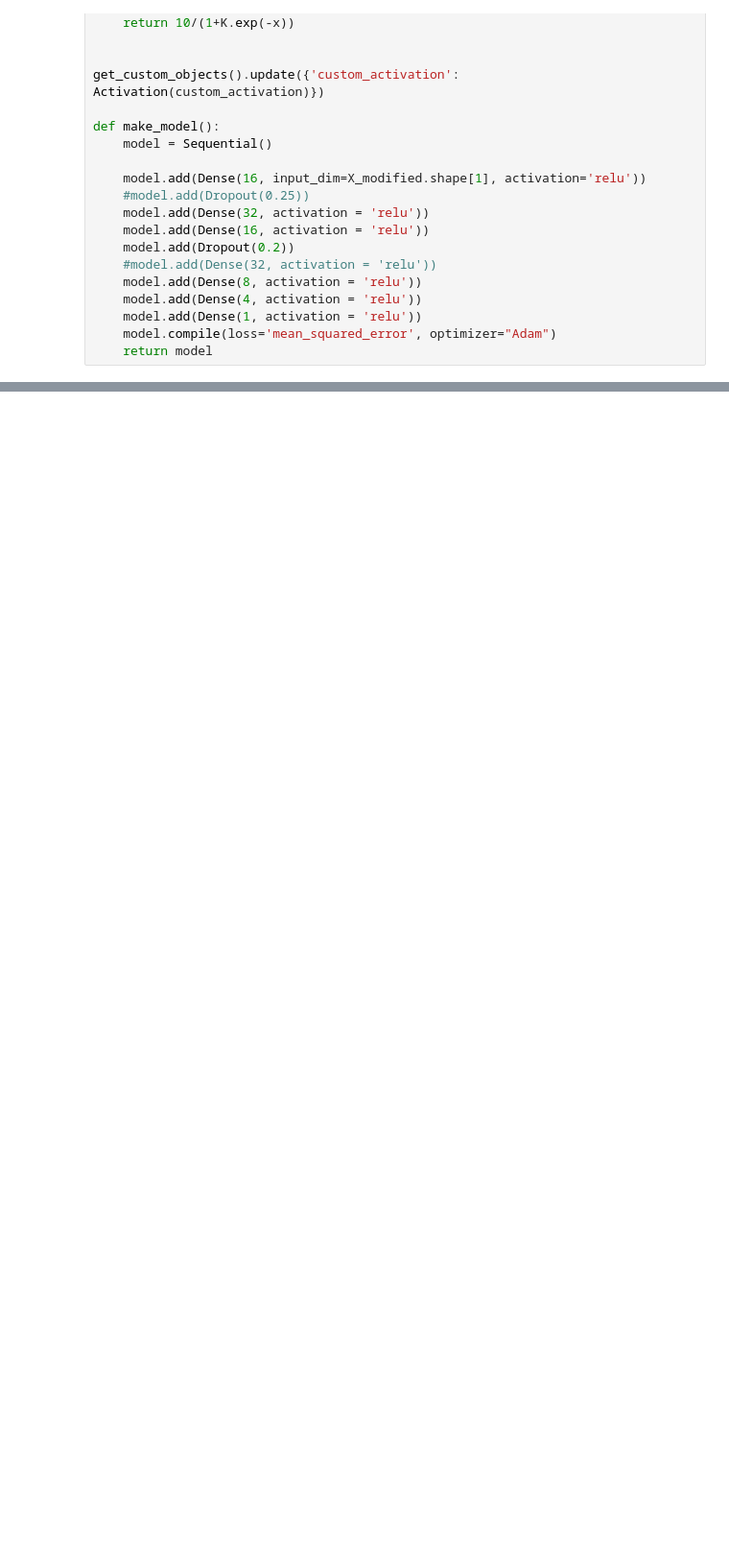
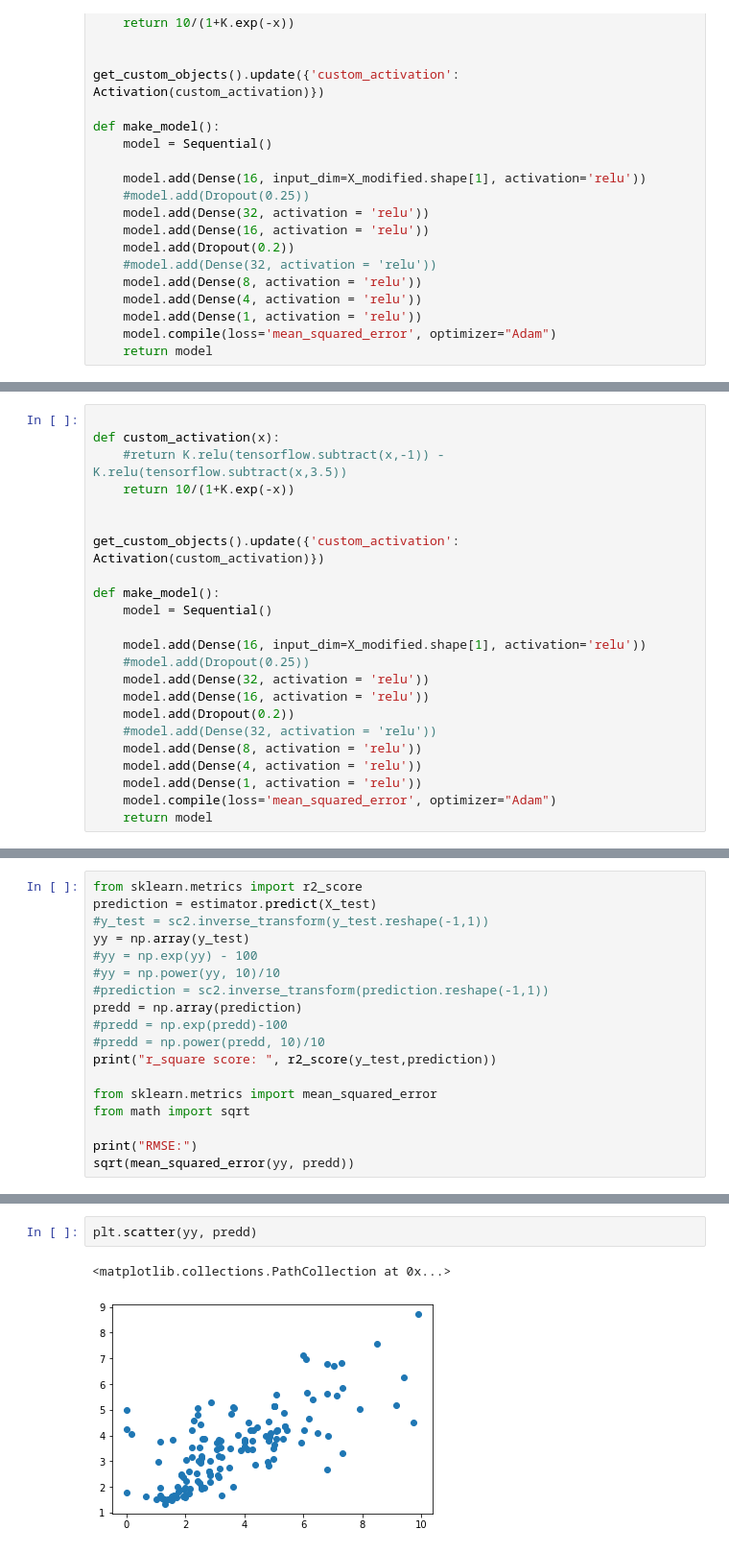
Before and after one commit to harel-coffee/pouw-auto, a Jupyter notebook: XMIXED.ipynb, the cells around one changed output, grey strips where cells are left out. Shown at 96% size. Cells and saved outputs as stored; diff of their text form; blank space fills up the shorter version.

```diff
--- a/XMIXED.ipynb
+++ b/XMIXED.ipynb
@@ -423,0 +484,23 @@ plt.xlim([10, 20])
+# %%
+
+def custom_activation(x):
+    #return K.relu(tensorflow.subtract(x,-1)) - K.relu(tensorflow.subtract(x,3.5))
+    return 10/(1+K.exp(-x))
+
+
+get_custom_objects().update({'custom_activation': Activation(custom_activation)})
+
+def make_model():
+    model = Sequential()
+
+    model.add(Dense(16, input_dim=X_modified.shape[1], activation='relu'))
+    #model.add(Dropout(0.25))
+    model.add(Dense(32, activation = 'relu'))
+    model.add(Dense(16, activation = 'relu'))
+    model.add(Dropout(0.2))
+    #model.add(Dense(32, activation = 'relu'))
+    model.add(Dense(8, activation = 'relu'))
+    model.add(Dense(4, activation = 'relu'))
+    model.add(Dense(1, activation = 'relu'))
+    model.compile(loss='mean_squared_error', optimizer="Adam")
+    return model
@@ -423,0 +555,18 @@ plt.xlim([10, 20])
+# %%
+from sklearn.metrics import r2_score
+prediction = estimator.predict(X_test)
+#y_test = sc2.inverse_transform(y_test.reshape(-1,1))
+yy = np.array(y_test)
+#yy = np.exp(yy) - 100
+#yy = np.power(yy, 10)/10
+#prediction = sc2.inverse_transform(prediction.reshape(-1,1))
+predd = np.array(prediction)
+#predd = np.exp(predd)-100
+#predd = np.power(predd, 10)/10
+print("r_square score: ", r2_score(y_test,prediction))
+
+from sklearn.metrics import mean_squared_error
+from math import sqrt
+
+print("RMSE:")
+sqrt(mean_squared_error(yy, predd))
@@ -423,0 +578,5 @@ plt.xlim([10, 20])
+# %%
+plt.scatter(yy, predd)
+# %% [output]
+<matplotlib.collections.PathCollection at 0x...>
+[figure, added]
```
Also changed, not shown: parts of 23 cells of this notebook.
